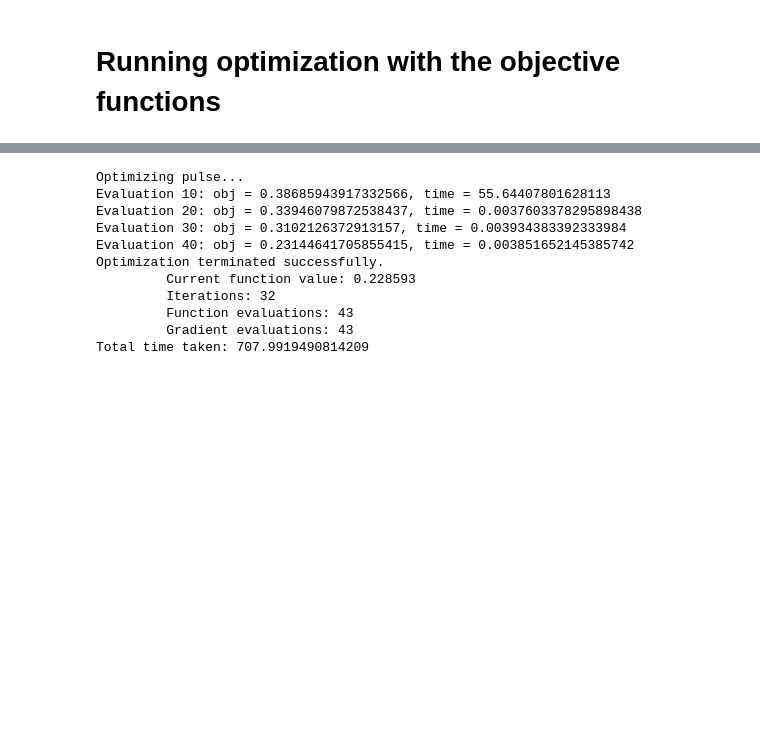
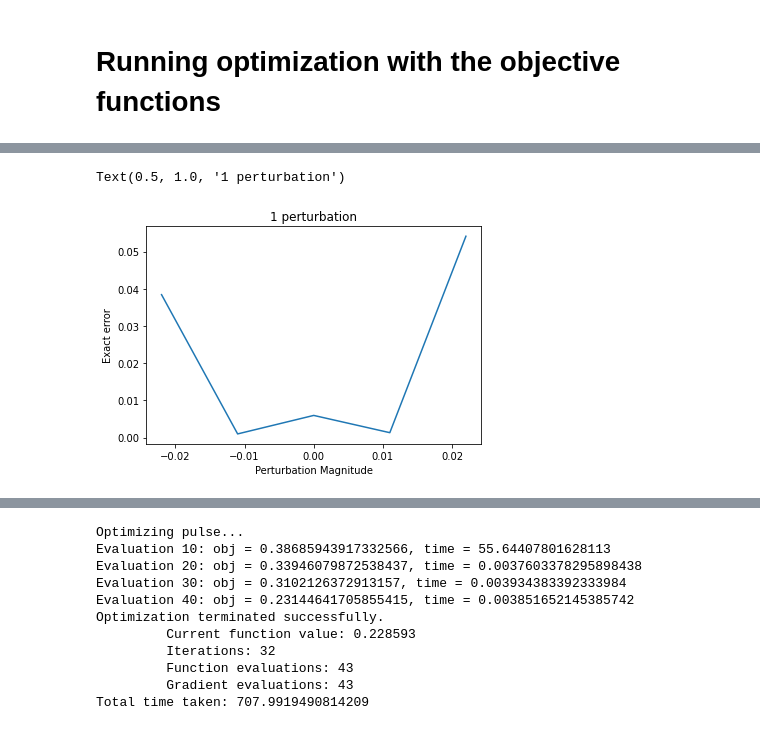
Before and after one commit to DanPuzzuoli/multivariable_dyson_magnus, a Jupyter notebook: magnus_qoc.ipynb, the cells around one changed output, grey strips where cells are left out. Cells and saved outputs as stored; diff of their text form; code cells hidden in the pictures; blank space fills up the shorter version.

```diff
--- a/magnus_qoc.ipynb
+++ b/magnus_qoc.ipynb
@@ -97,4 +101,12 @@ param = jnp.array(np.random.rand(2,leg_order + 1))
 # %%
+# choose the size of the legendre basis
+leg_order = 4
+# choose # steps of the signal
+N = 25
+
+#randomly generate a signal in the legendre basis
+param = jnp.array(np.random.rand(2,leg_order + 1))
+
 #Convert the signal from legendre basis to time series
 
 #get the filter
@@ -2290,3 +2318,13 @@ Total time taken: 276.80723786354065
+# %%
+exact_err0 = point_obj0(result1.x, p0_vals, out = 1)
+# %%
+plt.plot(p0_vals, exact_err0)
+plt.xlabel('Perturbation Magnitude')# unit?
+plt.ylabel('Exact error')
+plt.title("1 perturbation")
+# %% [output]
+Text(0.5, 1.0, '1 perturbation')
+[figure, added]
 # %%
 #2 variations
 obj = mag_obj_funcs[1]
```
Also changed, not shown: parts of 17 cells of this notebook.
